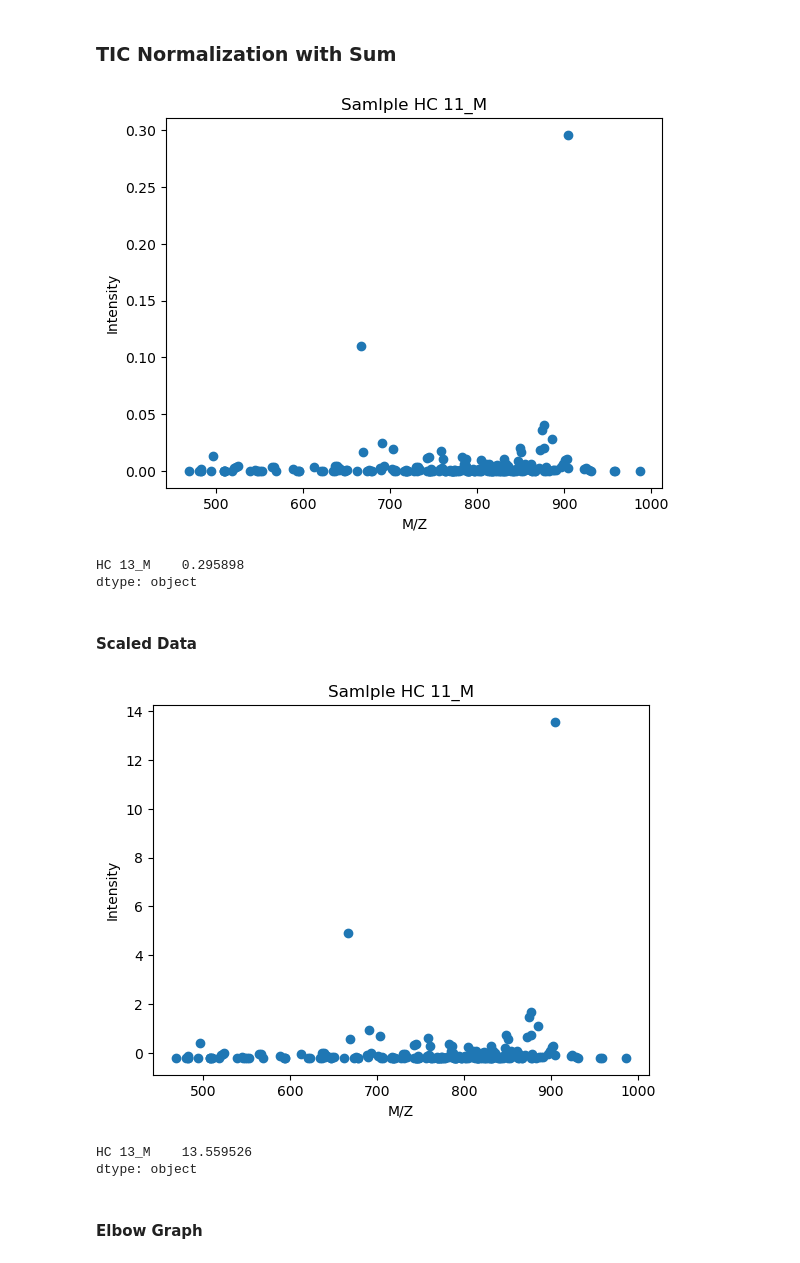
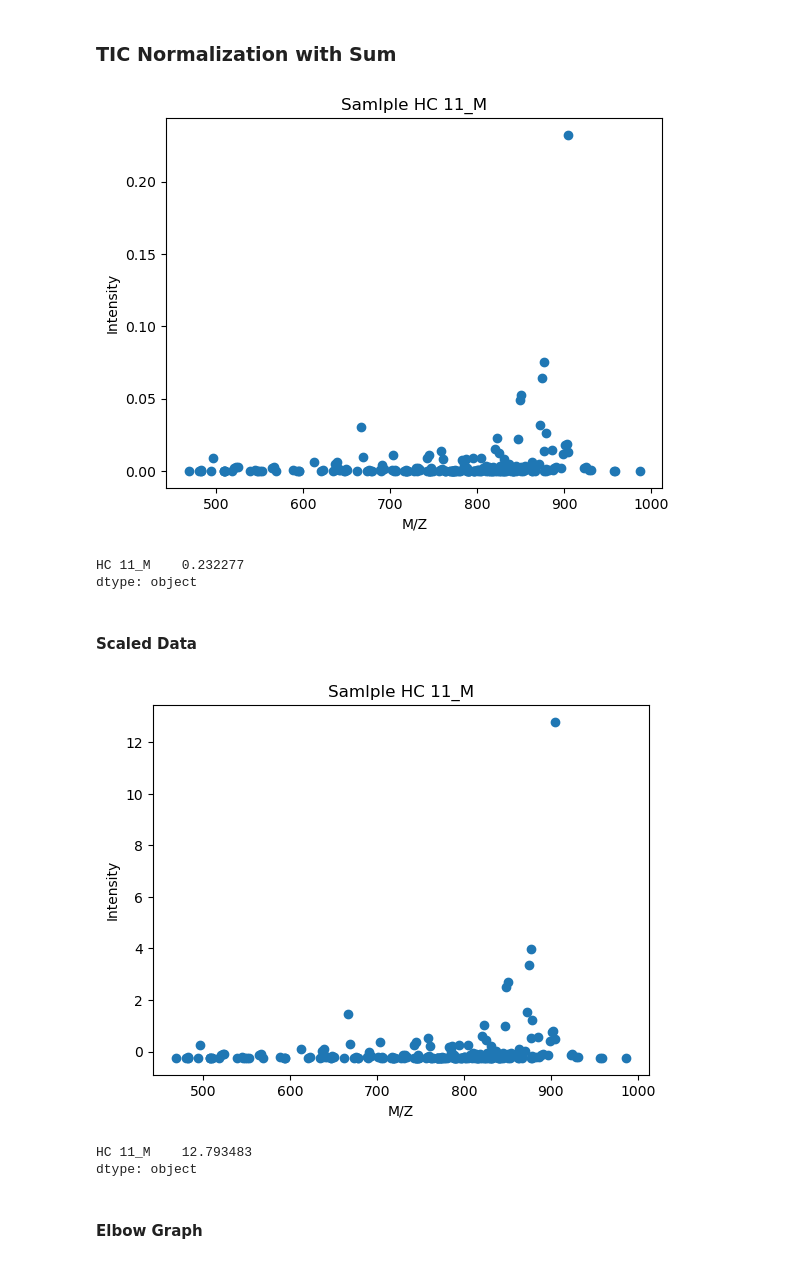
Before and after one commit to Bvs00/AI4ODA_projectwork, a Jupyter notebook: notebook_lipidoma.ipynb, the cells around one changed output. Drawn from its saved outputs; the diff is of its cells as text; code cells hidden in the pictures.

```diff
--- a/notebook_lipidoma.ipynb
+++ b/notebook_lipidoma.ipynb
@@ -122,17 +122,17 @@ Length: 226, dtype: int64
 # %%
 tic = df_x_lipidoma.sum(axis=1)
 df_x_lipidoma_tic = df_x_lipidoma.div(tic,axis=0)
 
-plt.scatter(mz_lipidoma, df_x_lipidoma_tic.iloc[91:92])
+plt.scatter(mz_lipidoma, df_x_lipidoma_tic.iloc[89:90])
 plt.xlabel("M/Z")
 plt.ylabel("Intensity")
 plt.title("Samlple HC 11_M")
 plt.show()
 # axis=1 sono le righe; axis=0 sono le colonne
-df_x_lipidoma_tic[91:92].max(axis=1)
+df_x_lipidoma_tic[89:90].max(axis=1)
 # %% [output]
-[figure, old version]
+[figure, new version]
-HC 13_M    0.295898
+HC 11_M    0.232277
 dtype: object
 # %% [markdown]
 #### Scaled Data
@@ -141,16 +141,16 @@ mean_x_tic_sum = df_x_lipidoma_tic.mean(axis=1)
 std_x_tic_sum = df_x_lipidoma_tic.std(axis=1)
 df_x_lipidoma_tic_scaled = (df_x_lipidoma_tic.sub(mean_x_tic_sum,axis=0)).div(std_x_tic_sum,axis=0)
 
-plt.scatter(mz_lipidoma, df_x_lipidoma_tic_scaled.iloc[91:92])
+plt.scatter(mz_lipidoma, df_x_lipidoma_tic_scaled.iloc[89:90])
 plt.xlabel("M/Z")
 plt.ylabel("Intensity")
 plt.title("Samlple HC 11_M")
 plt.show()
 
-df_x_lipidoma_tic_scaled[91:92].max(axis=1)
+df_x_lipidoma_tic_scaled[89:90].max(axis=1)
 # %% [output]
-[figure, old version]
+[figure, new version]
-HC 13_M    13.559526
+HC 11_M    12.793483
 dtype: object
 # %% [markdown]
 #### Elbow Graph
```
Also changed, not shown: parts of 8 cells of this notebook.
